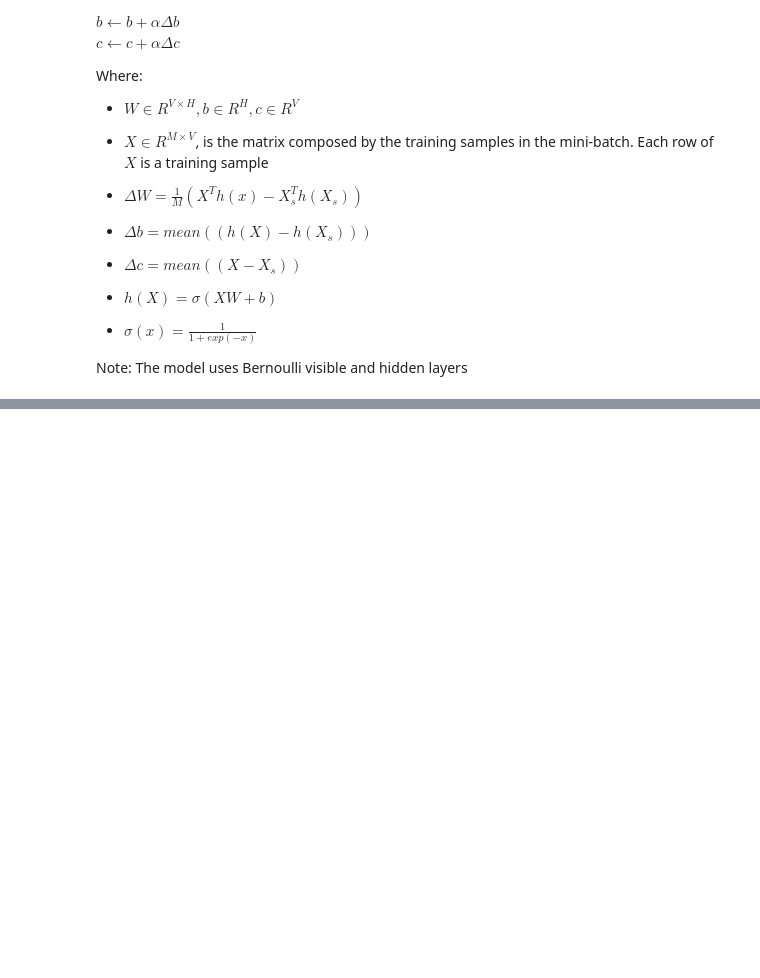
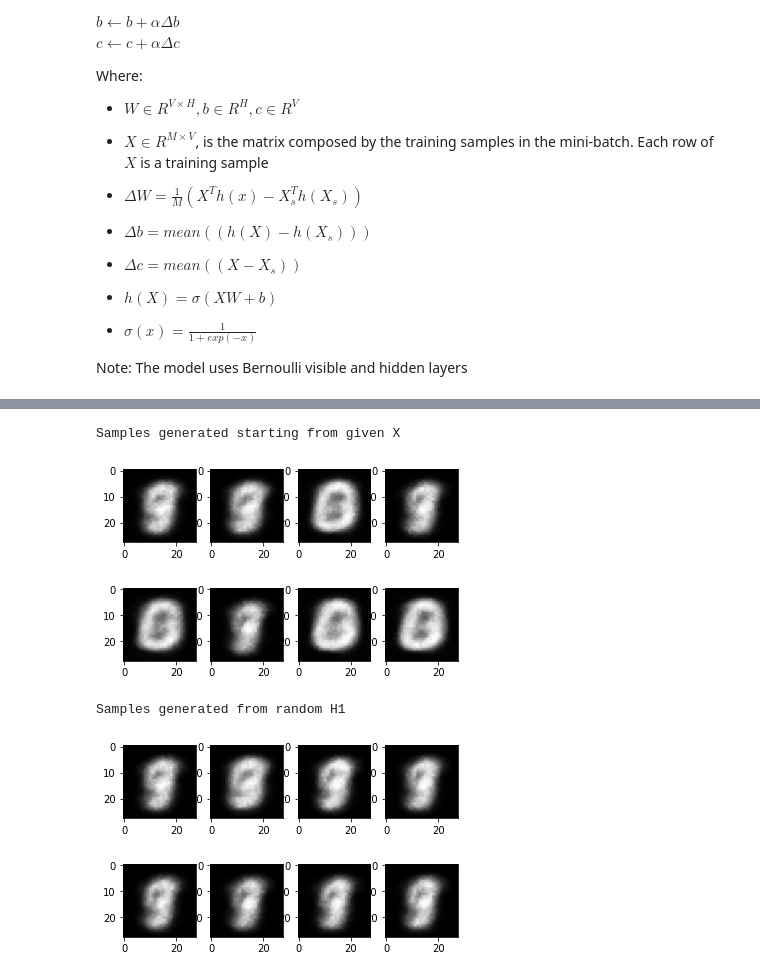
Before and after one commit to imranraad07/cmsc-636, a Jupyter notebook: assignment-4/hw04_code/4.2_hw4_dbn.ipynb, the cells around one changed output, grey strips where cells are left out. Saved outputs shown, nothing was run; the diff lists cells and outputs as text; code cells hidden in the pictures; blank space fills up the shorter version.

```diff
--- a/assignment-4/hw04_code/4.2_hw4_dbn.ipynb
+++ b/assignment-4/hw04_code/4.2_hw4_dbn.ipynb
@@ -243,0 +250,14 @@ Samples generated from random H2
+# %%
+n_hidden = [30, 30]    # number of hidden units (i.e. H), try different values
+k = 5          #Try different values
+alpha = 0.1  #Try different values
+
+layer0 = rbm_model(n_inputs = n_inputs, n_hidden = n_hidden[0], w_stddev=0.1, k = k, alpha = alpha, batch_size = batch_size)
+layer1 = rbm_model(n_inputs = n_hidden[0], n_hidden = n_hidden[1], w_stddev=0.1, k = k, alpha = alpha, batch_size = batch_size)
+
+method_1()
+# %% [output]
+Samples generated starting from given X
+[figure, added]
+Samples generated from random H1
+[figure, added]
```
Also changed, not shown: parts of 26 cells of this notebook.
